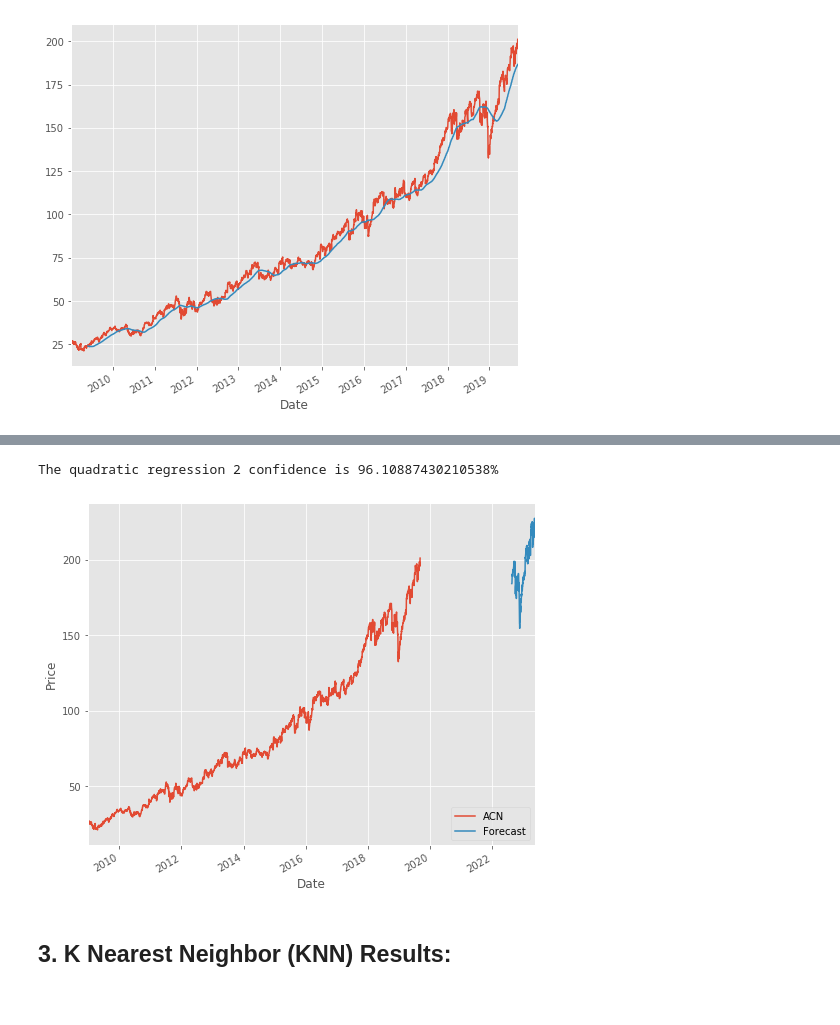
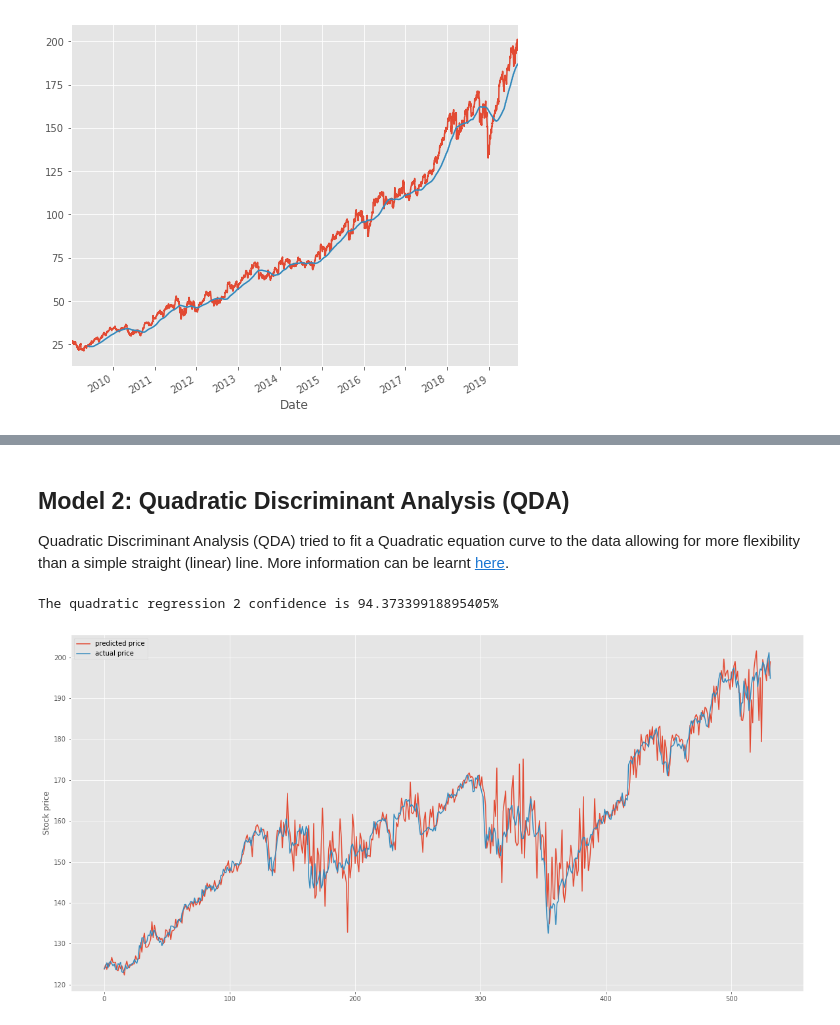
Before and after one commit to dgildeh/jupyter-notebooks, a Jupyter notebook: stock-predictions.ipynb, the cells around one changed output, grey strips where cells are left out. Drawn from its saved outputs; the diff is of its cells as text; code cells hidden in the pictures.

Commit message:
Final stock predictions completed

```diff
--- a/stock-predictions.ipynb
+++ b/stock-predictions.ipynb
@@ -178,37 +196,30 @@ Last Date = 2010-01-28 00:00:00
+# %% [markdown]
+## Model 2: Quadratic Discriminant Analysis (QDA)
+
+Quadratic Discriminant Analysis (QDA) tried to fit a Quadratic equation curve to the data allowing for more flexibility than a simple straight (linear) line. More information can be learnt [here](https://scikit-learn.org/stable/modules/lda_qda.html).
 # %%
 from sklearn.linear_model import Ridge
 from sklearn.preprocessing import PolynomialFeatures
 from sklearn.pipeline import make_pipeline
 
 # Train the model
-clfpoly2 = make_pipeline(PolynomialFeatures(2), Ridge())
-clfpoly2.fit(X_train, y_train)
+poly2_model = make_pipeline(PolynomialFeatures(2), Ridge())
+poly2_model.fit(X_train, y_train)
 
-confidencepoly2 = clfpoly2.score(X_test,y_test) * 100
-print(f"The quadratic regression 2 confidence is {confidencepoly2}%")
+confidence_poly2 = poly2_model.score(X_test,y_test) * 100
+print(f"The quadratic regression 2 confidence is {confidence_poly2}%")
 
 # Make a prediction
-forecast_set = clfpoly2.predict(X_lately)
-dfreg['Forecast'] = np.nan
+poly2_prediction = poly2_model.predict(X_test)
 
 # Plot the prediction
-last_date = dfreg.iloc[-1].name
-last_unix = last_date
-next_unix = last_unix + datetime.timedelta(days=1)
+plt.figure(figsize=(20,10))
+plt.plot(poly2_prediction)
+plt.plot(y_test)
+plt.legend(['predicted price','actual price'])
+plt.ylabel('Stock price')
 
-for i in forecast_set:
-    next_date = next_unix
-    next_unix += datetime.timedelta(days=1)
-    dfreg.loc[next_date] = [np.nan for _ in range(len(dfreg.columns)-1)]+[i]
-
-close_px.plot(label='ACN')
-dfreg['Forecast'].plot()
-plt.legend(loc=4)
-plt.xlabel('Date')
-plt.ylabel('Price')
 plt.show()
 # %% [output]
-The quadratic regression 2 confidence is 96.10887430210538%
+The quadratic regression 2 confidence is 94.37339918895405%
-[figure, old version]
+[figure, new version]
-# %% [markdown]
-## 3. K Nearest Neighbor (KNN) Results:
```
Also changed, not shown: parts of 21 cells of this notebook.
